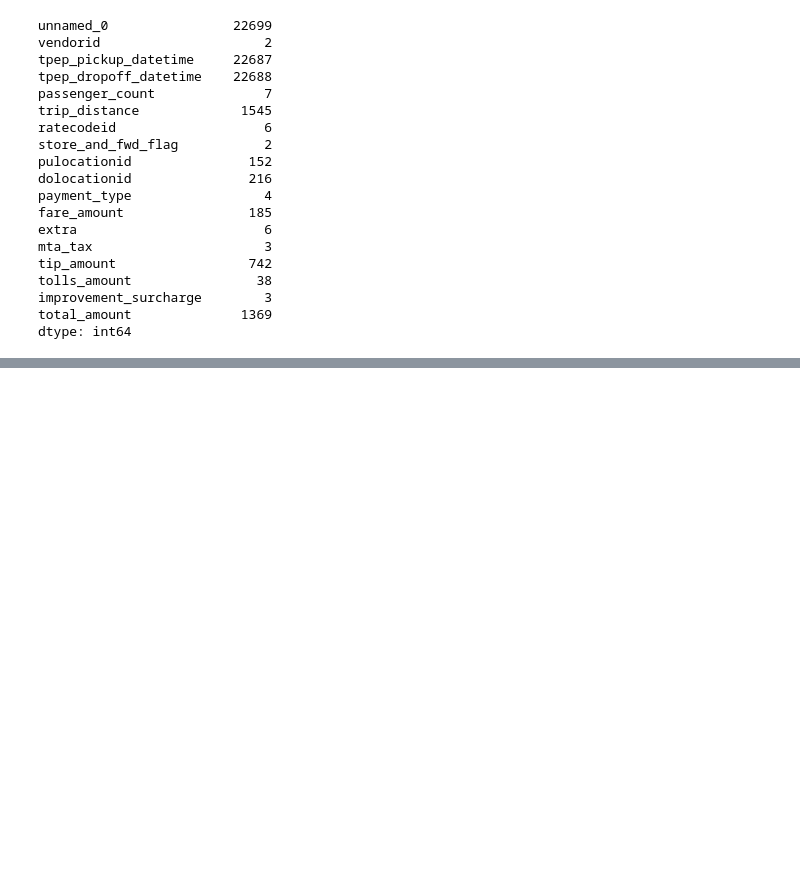
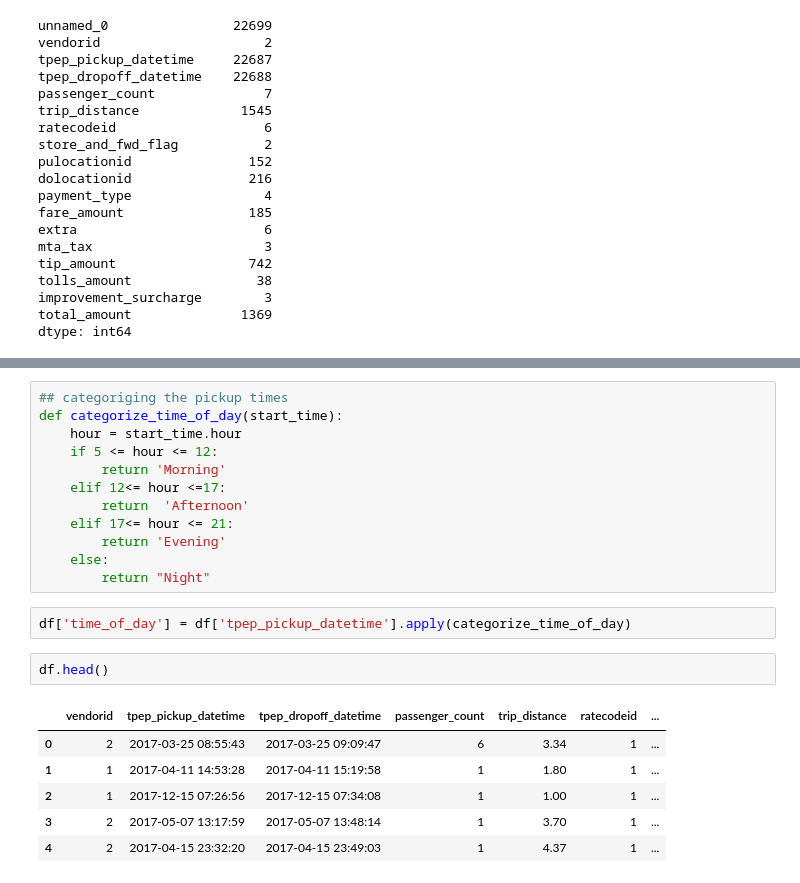
Before and after one commit to BishalJung7377/2017_yello_taxi_google_data_analytics, a Jupyter notebook: ny_taxi_data.ipynb, the cells around one changed output, grey strips where cells are left out. Cells and saved outputs as stored; diff of their text form; blank space fills up the shorter version.

```diff
--- a/ny_taxi_data.ipynb
+++ b/ny_taxi_data.ipynb
@@ -142,0 +221,23 @@ dtype: int64
+# %%
+## categoriging the pickup times
+def categorize_time_of_day(start_time):
+    hour = start_time.hour
+    if 5 <= hour <= 12:
+        return 'Morning'
+    elif 12<= hour <=17:
+        return  'Afternoon'
+    elif 17<= hour <= 21:
+        return 'Evening'
+    else:
+        return "Night"
+# %%
+df['time_of_day'] = df['tpep_pickup_datetime'].apply(categorize_time_of_day)
+# %%
+df.head()
+# %% [output]
+|  | vendorid | tpep_pickup_datetime | tpep_dropoff_datetime | passenger_count | trip_distance | ratecodeid | ... |
+| 0 | 2 | 2017-03-25 08:55:43 | 2017-03-25 09:09:47 | 6 | 3.34 | 1 | ... |
+| 1 | 1 | 2017-04-11 14:53:28 | 2017-04-11 15:19:58 | 1 | 1.80 | 1 | ... |
+| 2 | 1 | 2017-12-15 07:26:56 | 2017-12-15 07:34:08 | 1 | 1.00 | 1 | ... |
+| 3 | 2 | 2017-05-07 13:17:59 | 2017-05-07 13:48:14 | 1 | 3.70 | 1 | ... |
+| 4 | 2 | 2017-04-15 23:32:20 | 2017-04-15 23:49:03 | 1 | 4.37 | 1 | ... |
```
Also changed, not shown: parts of 7 cells of this notebook.
